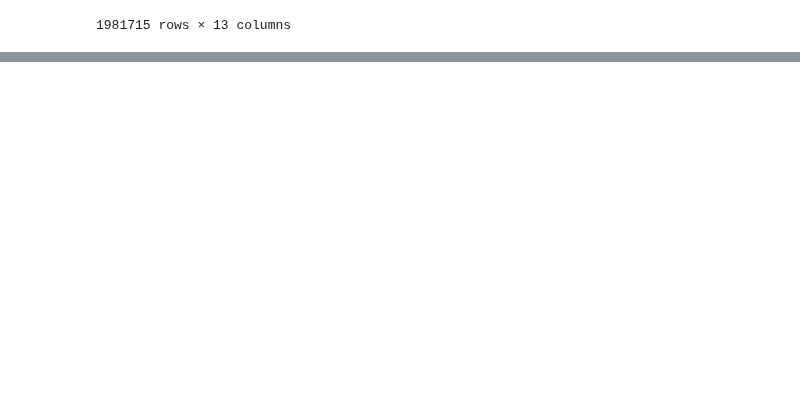
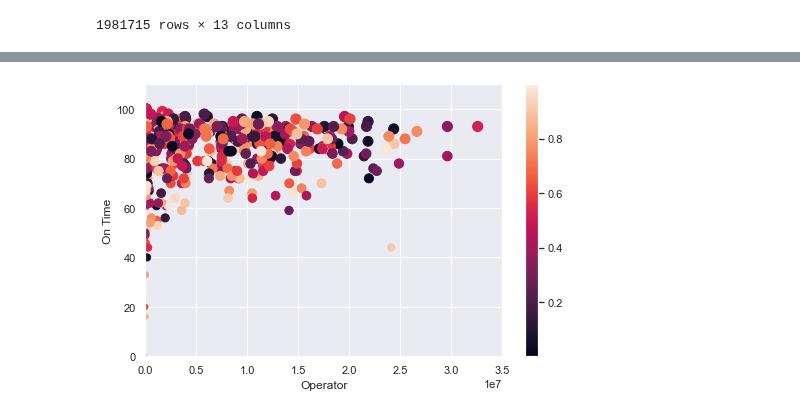
Before and after one commit to NSS-Data-Analytics-Cohort-7/wego-shut_up_and_take_my_query, a Jupyter notebook: notebook/Question_5.ipynb, the cells around one changed output, grey strips where cells are left out. Cells and saved outputs as stored; diff of their text form; code cells hidden in the pictures; blank space fills up the shorter version.

```diff
--- a/notebook/Question_5.ipynb
+++ b/notebook/Question_5.ipynb
@@ -124,0 +200,3 @@ ValueError: plot kind scatter can only be used for data frames
+# %%
+time_sum = df_2.groupby(['operator'],as_index = False)['operator','on_time', 'early', 'late'].sum()
+time_sum
@@ -124,0 +217,2 @@ ValueError: plot kind scatter can only be used for data frames
+# %%
+time_sum['total'] = (time_sum['on_time'] + time_sum['early'] + time_sum['late'])
@@ -124,0 +235,2 @@ ValueError: plot kind scatter can only be used for data frames
+# %%
+time_sum['pct_on_time'] = round((time_sum['on_time']/time_sum['total'])*100,0)
@@ -124,0 +251,2 @@ ValueError: plot kind scatter can only be used for data frames
+# %%
+time_pct = time_sum[['operator','pct_on_time']]
@@ -124,0 +269,26 @@ ValueError: plot kind scatter can only be used for data frames
+# %%
+scatter = time_pct
+sns.set(style = 'darkgrid')
+
+x= scatter['operator']
+y= scatter['pct_on_time']
+
+
+fig = plt.figure(figsize = (8, 5))
+ax = plt.axes()
+color_map = plt.get_cmap('Paired')
+colors = np.random.rand(458)
+
+bottom,top = plt.ylim(0,110)
+bottom,top = plt.xlim(0,35000000)
+ax.set_xlabel('Operator')
+ax.set_ylabel('On Time')
+
+scatter_plot= ax.scatter(x,y, s=y+10, c=colors)
+
+
+plt.colorbar(scatter_plot)
+
+plt.show()
+# %% [output]
+[figure, added]
```
Also changed, not shown: parts of 23 cells of this notebook.
